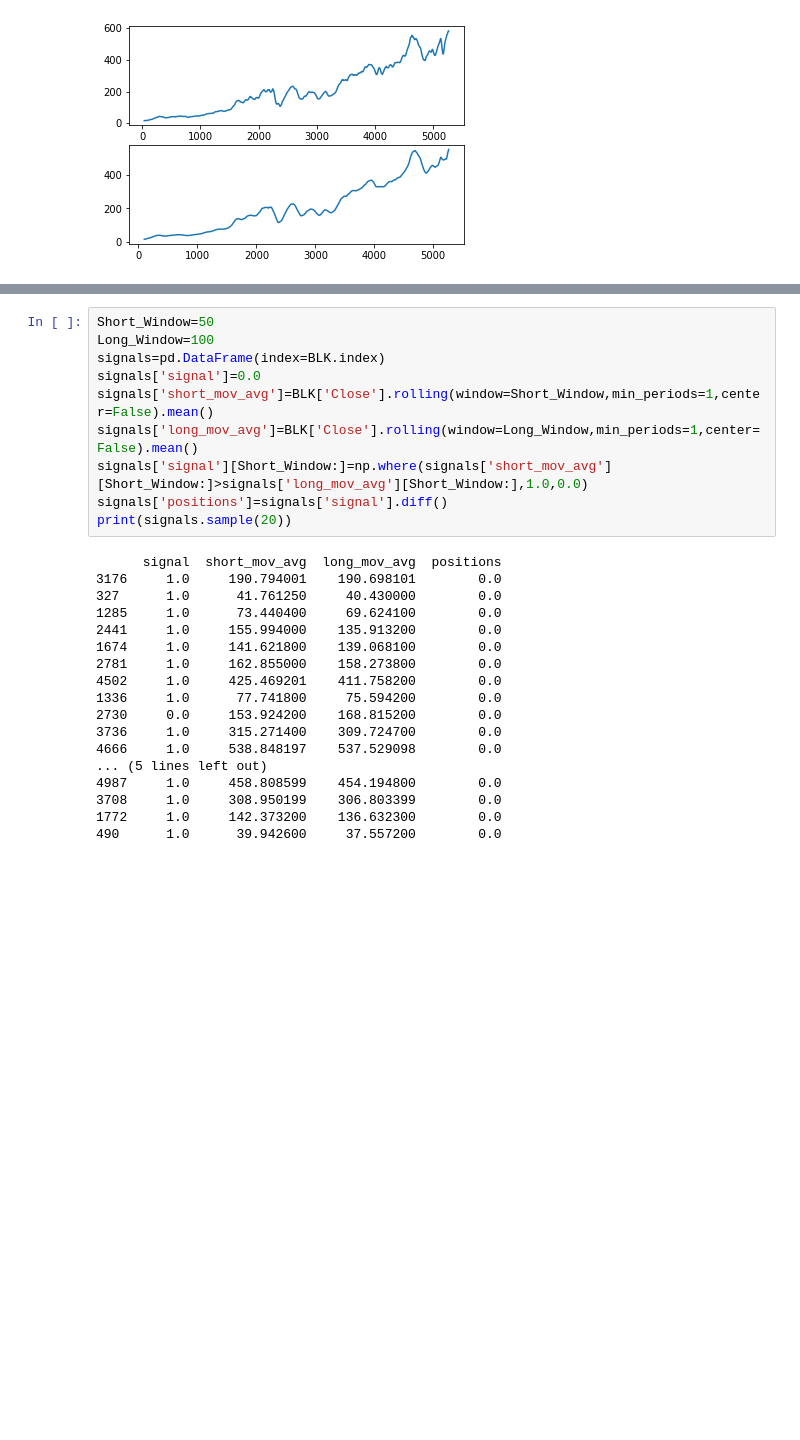
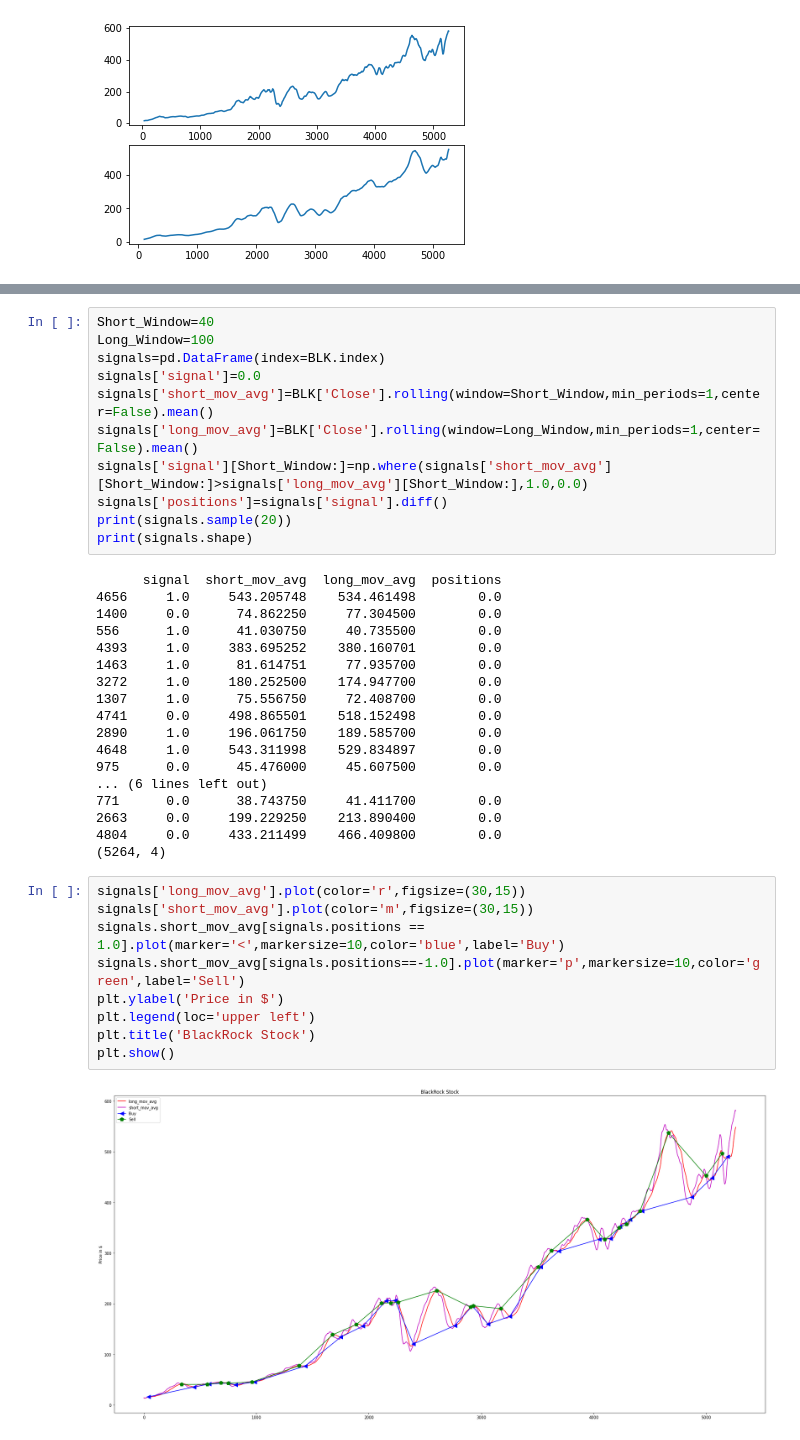
Before and after one commit to DataCrusade1999/Quantitative-Analytics, a Jupyter notebook: Quantitative_Analytics.ipynb, the cells around one changed output, grey strips where cells are left out. Cells and saved outputs as stored; diff of their text form; blank space fills up the shorter version.

```diff
--- a/Quantitative_Analytics.ipynb
+++ b/Quantitative_Analytics.ipynb
@@ -462,5 +466,5 @@ Lastly, you take the difference of the signals in order to generate actual tradi
 # %%
-Short_Window=50
+Short_Window=40
 Long_Window=100
 signals=pd.DataFrame(index=BLK.index)
 signals['signal']=0.0
@@ -469,21 +473,33 @@ signals['long_mov_avg']=BLK['Close'].rolling(window=Long_Window,min_periods=1,ce
 signals['signal'][Short_Window:]=np.where(signals['short_mov_avg'][Short_Window:]>signals['long_mov_avg'][Short_Window:],1.0,0.0)
 signals['positions']=signals['signal'].diff()
 print(signals.sample(20))
+print(signals.shape)
 # %% [output]
       signal  short_mov_avg  long_mov_avg  positions
-3176     1.0     190.794001    190.698101        0.0
-327      1.0      41.761250     40.430000        0.0
-1285     1.0      73.440400     69.624100        0.0
-2441     1.0     155.994000    135.913200        0.0
-1674     1.0     141.621800    139.068100        0.0
-2781     1.0     162.855000    158.273800        0.0
-4502     1.0     425.469201    411.758200        0.0
-1336     1.0      77.741800     75.594200        0.0
-2730     0.0     153.924200    168.815200        0.0
-3736     1.0     315.271400    309.724700        0.0
-4666     1.0     538.848197    537.529098        0.0
-... (5 lines left out)
-4987     1.0     458.808599    454.194800        0.0
-3708     1.0     308.950199    306.803399        0.0
-1772     1.0     142.373200    136.632300        0.0
-490      1.0      39.942600     37.557200        0.0
+4656     1.0     543.205748    534.461498        0.0
+1400     0.0      74.862250     77.304500        0.0
+556      1.0      41.030750     40.735500        0.0
+4393     1.0     383.695252    380.160701        0.0
+1463     1.0      81.614751     77.935700        0.0
+3272     1.0     180.252500    174.947700        0.0
+1307     1.0      75.556750     72.408700        0.0
+4741     0.0     498.865501    518.152498        0.0
+2890     1.0     196.061750    189.585700        0.0
+4648     1.0     543.311998    529.834897        0.0
+975      0.0      45.476000     45.607500        0.0
+... (6 lines left out)
+771      0.0      38.743750     41.411700        0.0
+2663     0.0     199.229250    213.890400        0.0
+4804     0.0     433.211499    466.409800        0.0
+(5264, 4)
+# %%
+signals['long_mov_avg'].plot(color='r',figsize=(30,15))
+signals['short_mov_avg'].plot(color='m',figsize=(30,15))
+signals.short_mov_avg[signals.positions == 1.0].plot(marker='<',markersize=10,color='blue',label='Buy')
+signals.short_mov_avg[signals.positions==-1.0].plot(marker='p',markersize=10,color='green',label='Sell')
+plt.ylabel('Price in $')
+plt.legend(loc='upper left')
+plt.title('BlackRock Stock')
+plt.show()
+# %% [output]
+[figure, added]
```
Also changed, not shown: parts of 2 cells of this notebook.
